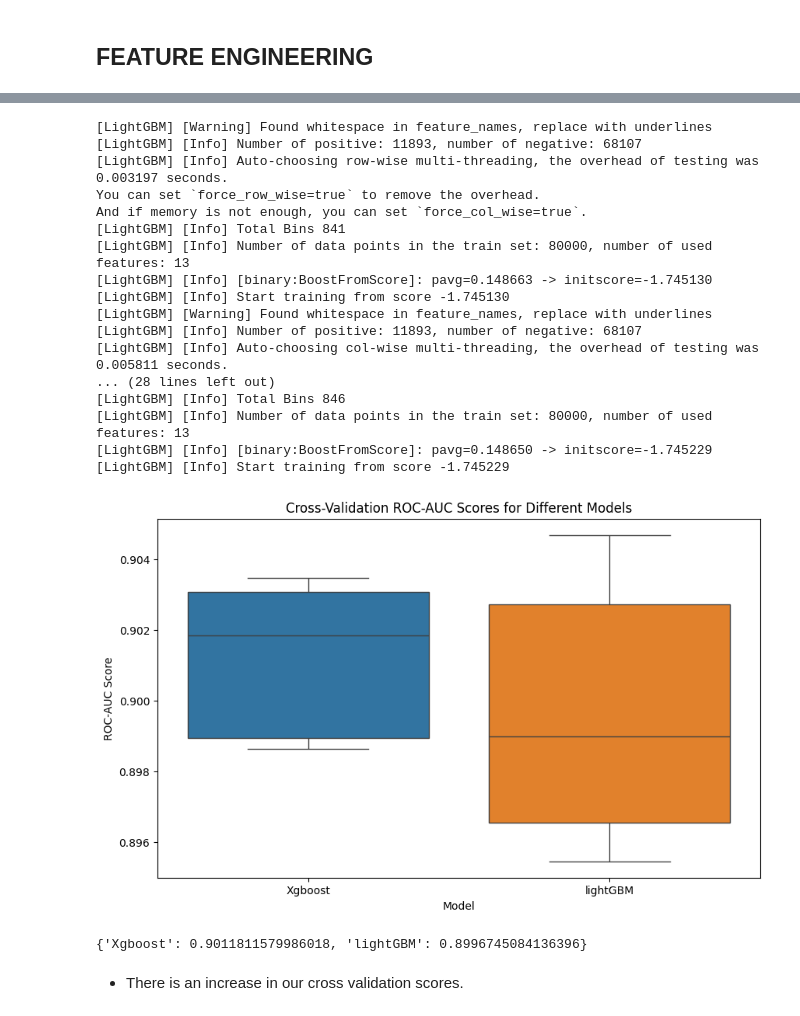
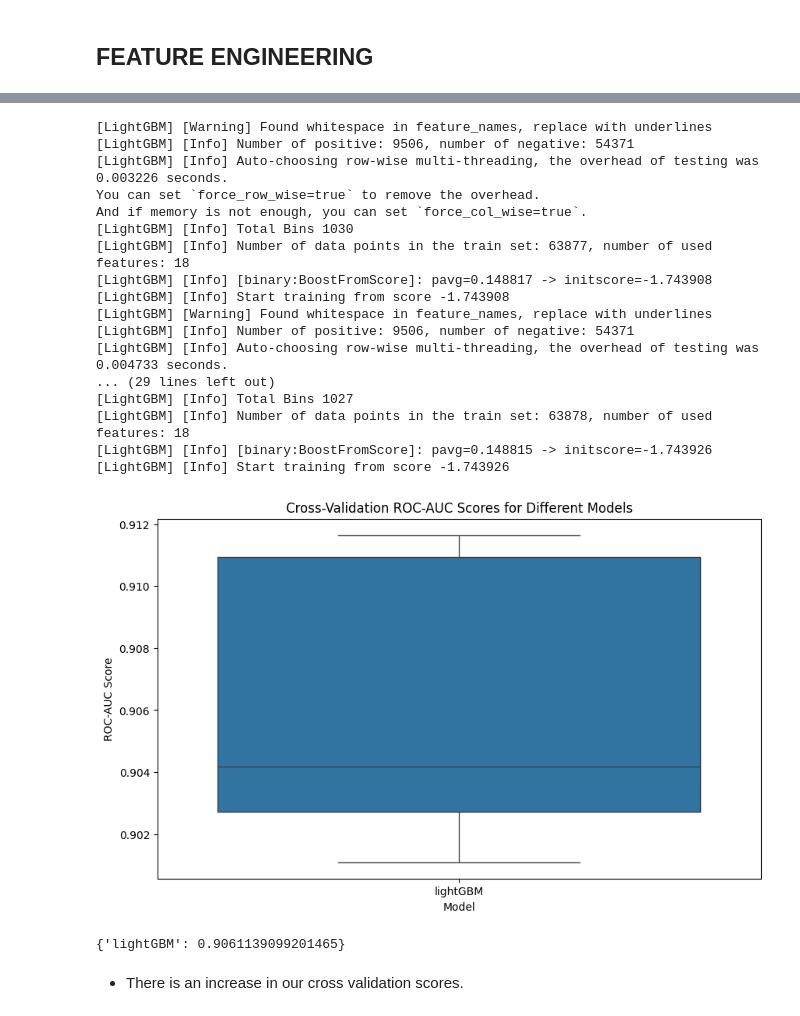
Before and after one commit to Augah2001/Data-Science-Competion-Question-and-Data, a Jupyter notebook: credit_risk.ipynb, the cells around one changed output, grey strips where cells are left out. Saved outputs shown, nothing was run; the diff lists cells and outputs as text; code cells hidden in the pictures.

```diff
--- a/credit_risk.ipynb
+++ b/credit_risk.ipynb
@@ -728,19 +776,21 @@ from catboost import CatBoostClassifier
 from xgboost import XGBClassifier
 from sklearn.neighbors import KNeighborsClassifier
 from sklearn.model_selection import cross_val_score,StratifiedKFold
+from sklearn.discriminant_analysis import QuadraticDiscriminantAnalysis
 from lightgbm import LGBMClassifier
 stratified_kfold = StratifiedKFold(n_splits=5, shuffle=True, random_state=42)
 fitted_models = []
+X_train, X_test, y_train, y_test = train_test_split(X,y, test_size=0.2, stratify=y, random_state=78)
 def cross_val(X, y, show_plots= True):
 
     models = {
         # 'Logistic Regression': LogisticRegression(max_iter=1000),
         # 'Decision Tree': DecisionTreeClassifier(),
         # 'Random Forest': RandomForestClassifier(),
-        'Xgboost': XGBClassifier(),
+        # 'Xgboost': XGBClassifier(),
         # 'Catboost': CatBoostClassifier(),
         # 'Knn': KNeighborsClassifier(),
-        'lightGBM':LGBMClassifier()
+        'lightGBM': LGBMClassifier()
     }
     mean_scores = {}
     cv_results = {}
@@ -765,4 +815,4 @@ def cross_val(X, y, show_plots= True):
 
 
     return mean_scores, cv_results
-cross_val(X, y);
+# cross_val(X_train, y_train);
@@ -823,0 +862,27 @@ df['low_'] = np.where((df['age']>28) & (df['age']<40),1,0)
+# %%
+
+# binary categories for loan_amount === 5000 and greater than 75000
+X_train['less_than_10000'] = np.where(X_train.loan_amount==5000,1,0)
+X_train['greater_than_75000'] = np.where(X_train.loan_amount>75000,1,0)
+# %%
+# Create a feature for threshold classification of locations
+X_train['y'] = y_train
+location_ratios = X_train.groupby('location')['y'].mean()
+location_ratios = location_ratios / (1 - location_ratios)
+
+## Define a threshold for classification (example: 0.2)
+threshold = 0.2
+
+## Classify locations based on imbalance ratio
+X_train['location_class'] = X_train['location'].map(lambda loc: 1 if location_ratios[loc] < threshold else 0)
+X_train.drop(columns= 'y', inplace= True)
+# %%
+## create a feature for loan amount per job
+loan_amount_per_job = X_train.groupby('job')['loan_amount'].mean().reset_index()
+loan_amount_per_job.rename(columns={'loan_amount': 'total_loan_amount_per_job'}, inplace=True)
+
+# # # Merge with original DataFrame
+X_train = X_train.merge(loan_amount_per_job, on='job', how='left')
+
+### Create new feature to capture job and location relationship
+X_train['job_location_interact'] = np.log1p(np.sqrt(X_train['job']))/(X_train['location']+1)
@@ -824,29 +965,29 @@ df['low_'] = np.where((df['age']>28) & (df['age']<40),1,0)
 # %%
 
 # X_train, X_test, y_train, y_test,_,__ = split_data(df)
 # from sklearn.preprocessing import StandardScaler
 # # X_train= pd.DataFrame(StandardScaler().fit_transform(X_train), columns=X_train.columns)
-cross_val(X, y, show_plots=True);
+cross_val(X_train, y_train, show_plots=True);
 # %% [output]
 [LightGBM] [Warning] Found whitespace in feature_names, replace with underlines
-[LightGBM] [Info] Number of positive: 11893, number of negative: 68107
-[LightGBM] [Info] Auto-choosing row-wise multi-threading, the overhead of testing was 0.003197 seconds.
+[LightGBM] [Info] Number of positive: 9506, number of negative: 54371
+[LightGBM] [Info] Auto-choosing row-wise multi-threading, the overhead of testing was 0.003226 seconds.
 You can set `force_row_wise=true` to remove the overhead.
 And if memory is not enough, you can set `force_col_wise=true`.
-[LightGBM] [Info] Total Bins 841
-[LightGBM] [Info] Number of data points in the train set: 80000, number of used features: 13
-[LightGBM] [Info] [binary:BoostFromScore]: pavg=0.148663 -> initscore=-1.745130
-[LightGBM] [Info] Start training from score -1.745130
+[LightGBM] [Info] Total Bins 1030
+[LightGBM] [Info] Number of data points in the train set: 63877, number of used features: 18
+[LightGBM] [Info] [binary:BoostFromScore]: pavg=0.148817 -> initscore=-1.743908
+[LightGBM] [Info] Start training from score -1.743908
 [LightGBM] [Warning] Found whitespace in feature_names, replace with underlines
-[LightGBM] [Info] Number of positive: 11893, number of negative: 68107
-[LightGBM] [Info] Auto-choosing col-wise multi-threading, the overhead of testing was 0.005811 seconds.
-... (28 lines left out)
-[LightGBM] [Info] Total Bins 846
-[LightGBM] [Info] Number of data points in the train set: 80000, number of used features: 13
-[LightGBM] [Info] [binary:BoostFromScore]: pavg=0.148650 -> initscore=-1.745229
-[LightGBM] [Info] Start training from score -1.745229
+[LightGBM] [Info] Number of positive: 9506, number of negative: 54371
+[LightGBM] [Info] Auto-choosing row-wise multi-threading, the overhead of testing was 0.004733 seconds.
+... (29 lines left out)
+[LightGBM] [Info] Total Bins 1027
+[LightGBM] [Info] Number of data points in the train set: 63878, number of used features: 18
+[LightGBM] [Info] [binary:BoostFromScore]: pavg=0.148815 -> initscore=-1.743926
+[LightGBM] [Info] Start training from score -1.743926
-[figure, old version]
+[figure, new version]
-{'Xgboost': 0.9011811579986018, 'lightGBM': 0.8996745084136396}
+{'lightGBM': 0.9061139099201465}
 # %% [markdown]
 * There is an increase in our cross validation scores.
 # %% [markdown]
```
Also changed, not shown: parts of 40 cells of this notebook, 14 other files.
